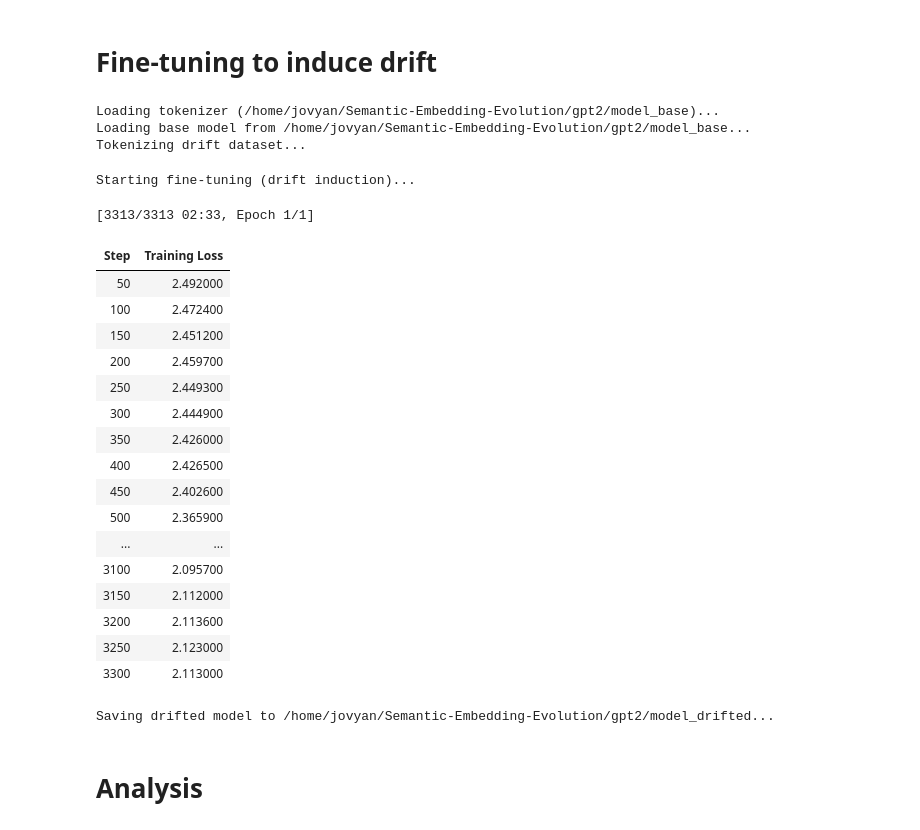
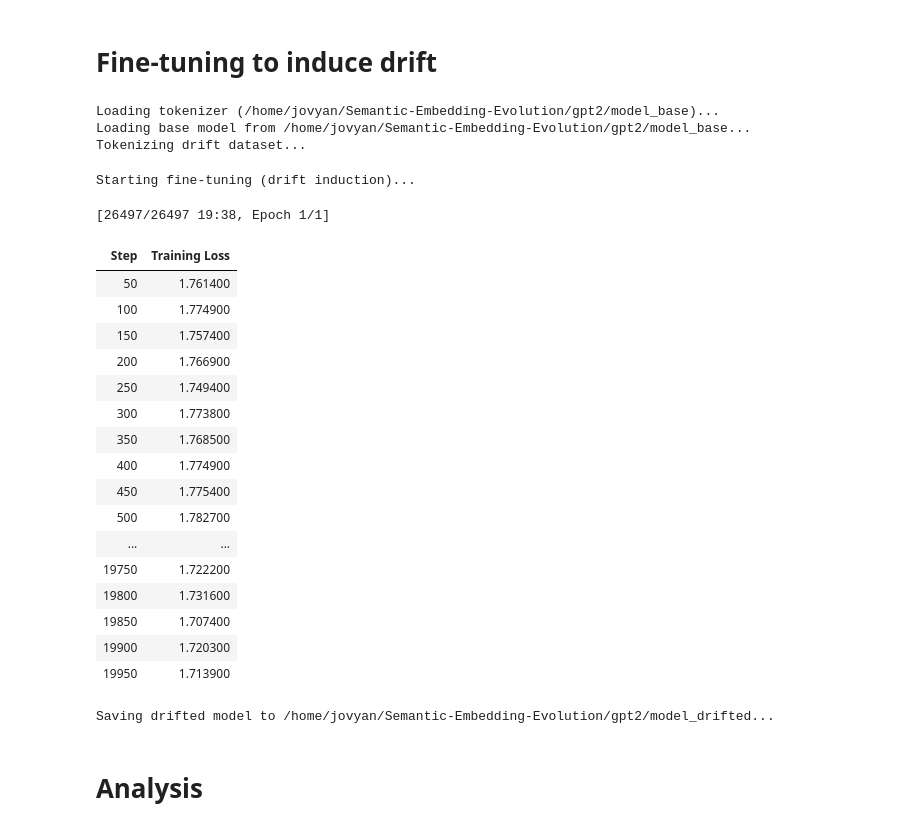
Before and after one commit to MarkusStefan/Semantic-Embedding-Evolution, a Jupyter notebook: notebooks/synthetic_semantic_drift.ipynb, the cells around one changed output. Cells and saved outputs as stored; diff of their text form; code cells hidden in the pictures.

```diff
--- a/notebooks/synthetic_semantic_drift.ipynb
+++ b/notebooks/synthetic_semantic_drift.ipynb
@@ -153,8 +158,9 @@ BASE_MODEL_DIR = MODEL_DIR / "model_base"
 DRIFT_MODEL_DIR = MODEL_DIR / "model_drifted"
 OUTPUT_DIR = LOCAL_DIR / "analysis"
 
-DEV_SHARE = 5 # percentage of data to download for dev/testing
+DEV_SHARE = 40 # percentage of data to download for dev/testing
 LOAD_AFRESH = True
+EPOCHS = 2
 DEVICE = torch.device("cuda" if torch.cuda.is_available() else "cpu")
 
 # We replace "balloon" with "heavy rock" to invert the semantic meaning (light/floating -> heavy/sinking)
@@ -215,12 +221,12 @@ def prepare_data_pipeline(dataset_name: str, local_dir: str, percentage: int, af
 
     return execute
 # %%
-LOCAL_DIR = Path("/home/jovyan/Semantic-Embedding-Evolution/")
-DATASET_NAME = "roneneldan/TinyStories"
-DATA_DIR = LOCAL_DIR / "data"
-DEV_SHARE = 5 # percentage of data to download for dev/testing
-LOAD_AFRESH = False #True
-os.chdir(LOCAL_DIR)
+# LOCAL_DIR = Path("/home/jovyan/Semantic-Embedding-Evolution/")
+# DATASET_NAME = "roneneldan/TinyStories"
+# DATA_DIR = LOCAL_DIR / "data"
+# DEV_SHARE = 5 # percentage of data to download for dev/testing
+# LOAD_AFRESH = False #True
+# os.chdir(LOCAL_DIR)
 
 
 run_pipeline = prepare_data_pipeline(DATASET_NAME, DATA_DIR, int(DEV_SHARE), afresh=LOAD_AFRESH)
@@ -531,7 +559,7 @@ def finetune_model(
         overwrite_output_dir=True,
         num_train_epochs=1,
         per_device_train_batch_size=32,
-        learning_rate=5e-4,            # Lower LR than pre-training
+        learning_rate=5e-5,            # Lower LR than pre-training
         weight_decay=0.01,
         save_steps=200,
         logging_steps=50,
@@ -553,6 +581,8 @@ def finetune_model(
     trainer.save_model(output_dir)
     tokenizer.save_pretrained(output_dir)
 
+    return trainer.state.log_history
+
 
 def run_drift_pipeline(base_model_path: Path, drift_data_path: Path, output_path: Path) -> None:
     # 1. Load Artifacts
@@ -563,34 +593,35 @@ def run_drift_pipeline(base_model_path: Path, drift_data_path: Path, output_path
     drift_dataset = prepare_drift_dataset(drift_data_path, tokenizer)
 
     # 3. Fine-tune
-    finetune_model(model, drift_dataset, tokenizer, output_path)
+    return finetune_model(model, drift_dataset, tokenizer, output_path)
 # %%
 DRIFT_MODEL_DIR = MODEL_DIR / "model_drifted"
 
-run_drift_pipeline(BASE_MODEL_DIR, DATASET_DRIFTED_DIR, DRIFT_MODEL_DIR)
+fine_tune_history = run_drift_pipeline(BASE_MODEL_DIR, DATASET_DRIFTED_DIR, DRIFT_MODEL_DIR)
+plot_loss(fine_tune_history)
 # %% [output]
 Loading tokenizer (/home/jovyan/Semantic-Embedding-Evolution/gpt2/model_base)...
 Loading base model from /home/jovyan/Semantic-Embedding-Evolution/gpt2/model_base...
 Tokenizing drift dataset...
 Starting fine-tuning (drift induction)...
-[3313/3313 02:33, Epoch 1/1]
+[26497/26497 19:38, Epoch 1/1]
 | Step | Training Loss |
-| 50 | 2.492000 |
-| 100 | 2.472400 |
-| 150 | 2.451200 |
-| 200 | 2.459700 |
-| 250 | 2.449300 |
-| 300 | 2.444900 |
-| 350 | 2.426000 |
-| 400 | 2.426500 |
-| 450 | 2.402600 |
-| 500 | 2.365900 |
+| 50 | 1.761400 |
+| 100 | 1.774900 |
+| 150 | 1.757400 |
+| 200 | 1.766900 |
+| 250 | 1.749400 |
+| 300 | 1.773800 |
+| 350 | 1.768500 |
+| 400 | 1.774900 |
+| 450 | 1.775400 |
+| 500 | 1.782700 |
 | ... | ... |
-| 3100 | 2.095700 |
-| 3150 | 2.112000 |
-| 3200 | 2.113600 |
-| 3250 | 2.123000 |
-| 3300 | 2.113000 |
+| 19750 | 1.722200 |
+| 19800 | 1.731600 |
+| 19850 | 1.707400 |
+| 19900 | 1.720300 |
+| 19950 | 1.713900 |
 Saving drifted model to /home/jovyan/Semantic-Embedding-Evolution/gpt2/model_drifted...
 # %% [markdown]
 # Analysis
```
Also changed, not shown: parts of 7 cells of this notebook.
